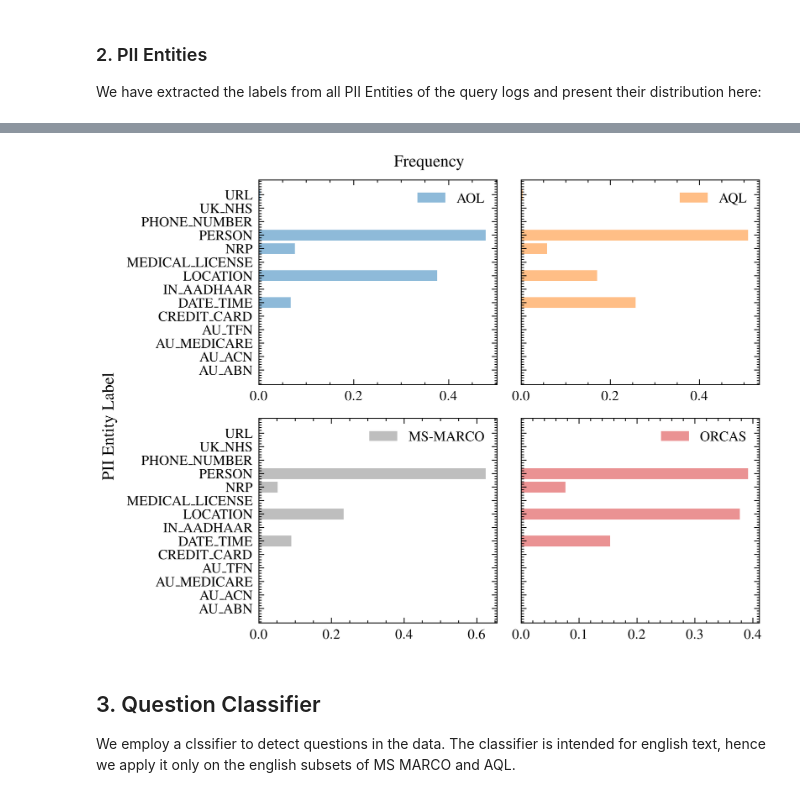
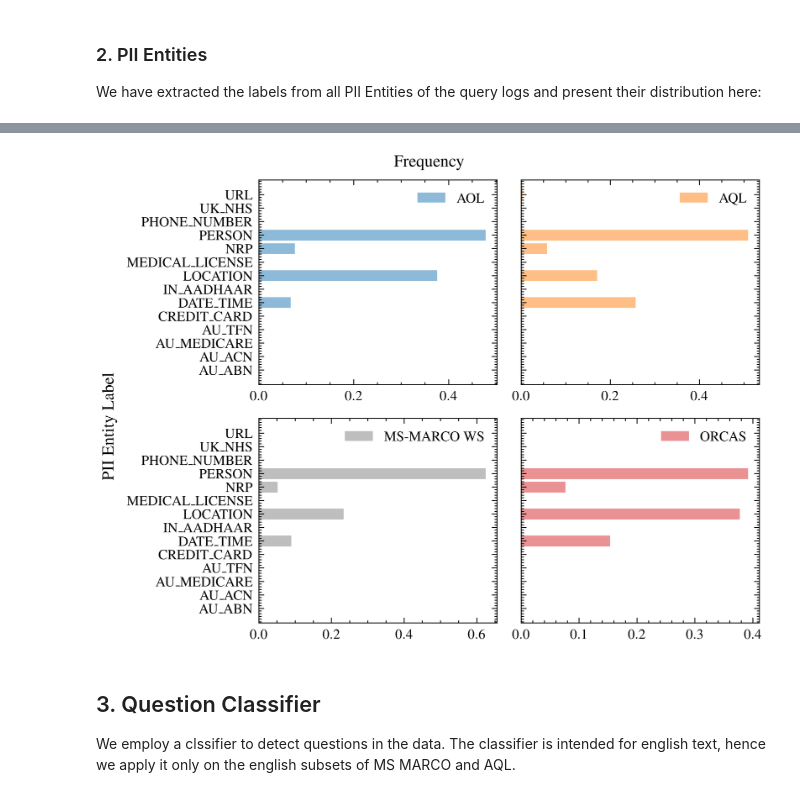
Before and after one commit to bnsch98/verifying-query-logs-from-unknown-sources, a Jupyter notebook: src/thesis_schneg/vis_inference_based.ipynb, the cells around one changed output, grey strips where cells are left out. Drawn from its saved outputs; the diff is of its cells as text; code cells hidden in the pictures.

```diff
--- a/src/thesis_schneg/vis_inference_based.ipynb
+++ b/src/thesis_schneg/vis_inference_based.ipynb
@@ -132,6 +132,8 @@ for i, ax in enumerate(axes.flatten()):
     ax.bar(data['query-intent'], data['count()'], color=color[i], alpha=0.5)
     # Add legend with dataset name
     dataset_name = list(result_data.keys())[i].upper()
+    if dataset_name == 'MS-MARCO':
+        dataset_name = 'MS-MARCO WS'
     ax.legend([dataset_name], loc='upper right', fontsize=8)
     # Only show y-axis labels for the first column
     if i < 2:  # If the plot is in the second column
@@ -208,5 +209,0 @@ orcas loaded in 0.016004792849222817 min
-# %%
-# iterate through datasets and print results
-for name, vis_data in result_data.items():
-    print(name)
-    print(vis_data)
@@ -234,8 +297,8 @@ import matplotlib
 import scienceplots
 from pathlib import Path
 
-save_vis = False
-# save_vis = True
+# save_vis = False
+save_vis = True
 # plot_format = 'pgf'
 plot_format = 'pdf'
 
@@ -279,34 +342,36 @@ for i, ax in enumerate(axes.flatten()):
     ax.barh(data['entity-label'], data['count()'], color=color[i], alpha=0.5)
     # Add legend with dataset name
     dataset_name = list(result_data.keys())[i].upper()
+    if dataset_name == 'MS-MARCO':
+        dataset_name = 'MS-MARCO WS'
     ax.legend([dataset_name], loc='upper right', fontsize=8)
 
     # Only show y-axis labels for the first column
     if i % 2 != 0:  # If the plot is in the second column
         ax.set_yticklabels([])  # Remove y-axis labels
 
 
 
 fig.supxlabel('Frequency', y=0.99)
 fig.supylabel('PII Entity Label', x=0.03)
 plt.tight_layout()
 # either save visualization or show it
 plt.show()
 
 if save_vis:
     vis_dir = Path(
             f"/home/benjamin/studium/masterarbeit/thesis-schneg/plots/{analysis_name}")
     # make directory if it does not exist
     if not vis_dir.exists():
         vis_dir.mkdir(parents=True)
     # delete old plot
     for file in vis_dir.iterdir():
         if file.is_file() and file.name.endswith(f'.{plot_format}'):
             file.unlink()
 
     fig.savefig(vis_dir.joinpath(f"all.{plot_format}"), format=plot_format)
 # %% [output]
-[figure, old version]
+[figure, new version]
 # %% [markdown]
 ## 3. Question Classifier
 We employ a clssifier to detect questions in the data. The classifier is intended for english text, hence we apply it only on the english subsets of MS MARCO and AQL.
```
Also changed, not shown: parts of 7 cells of this notebook, 30 other files.
